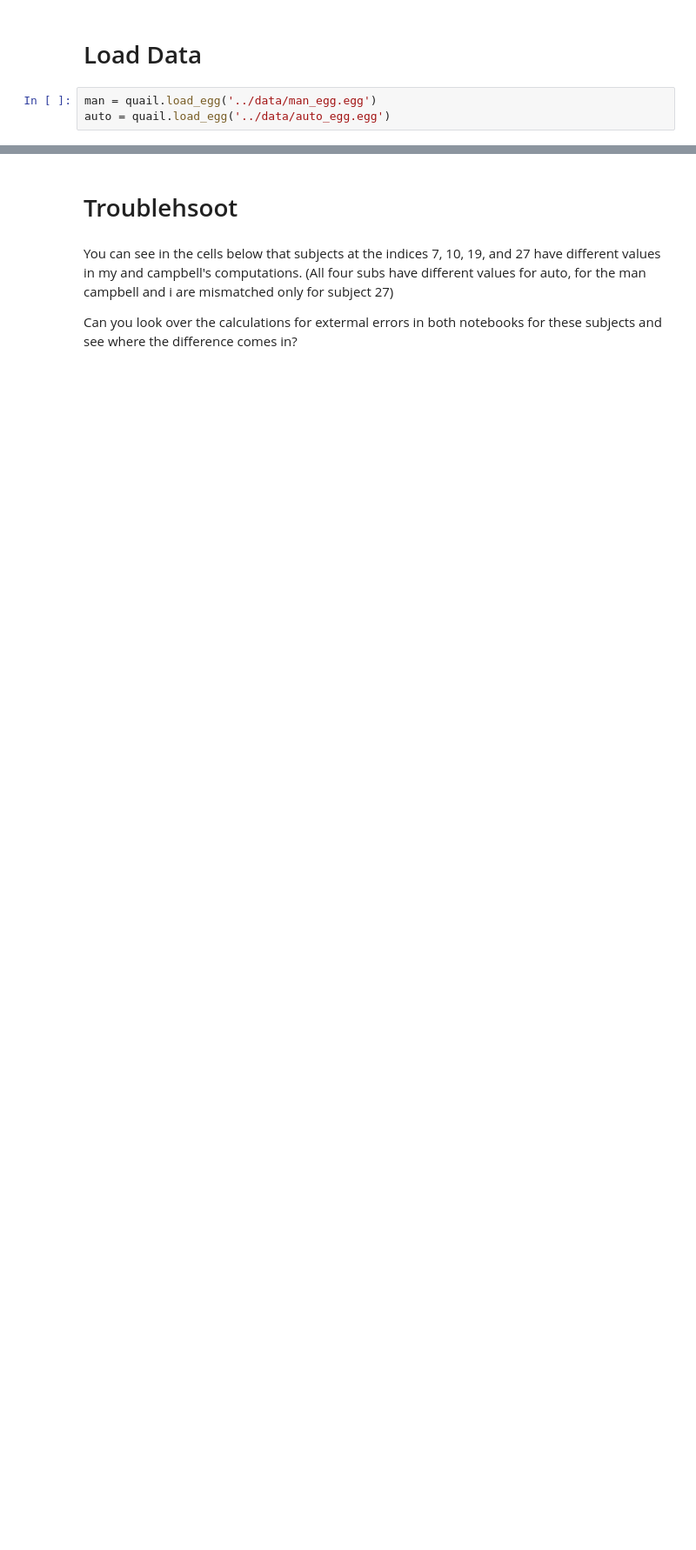
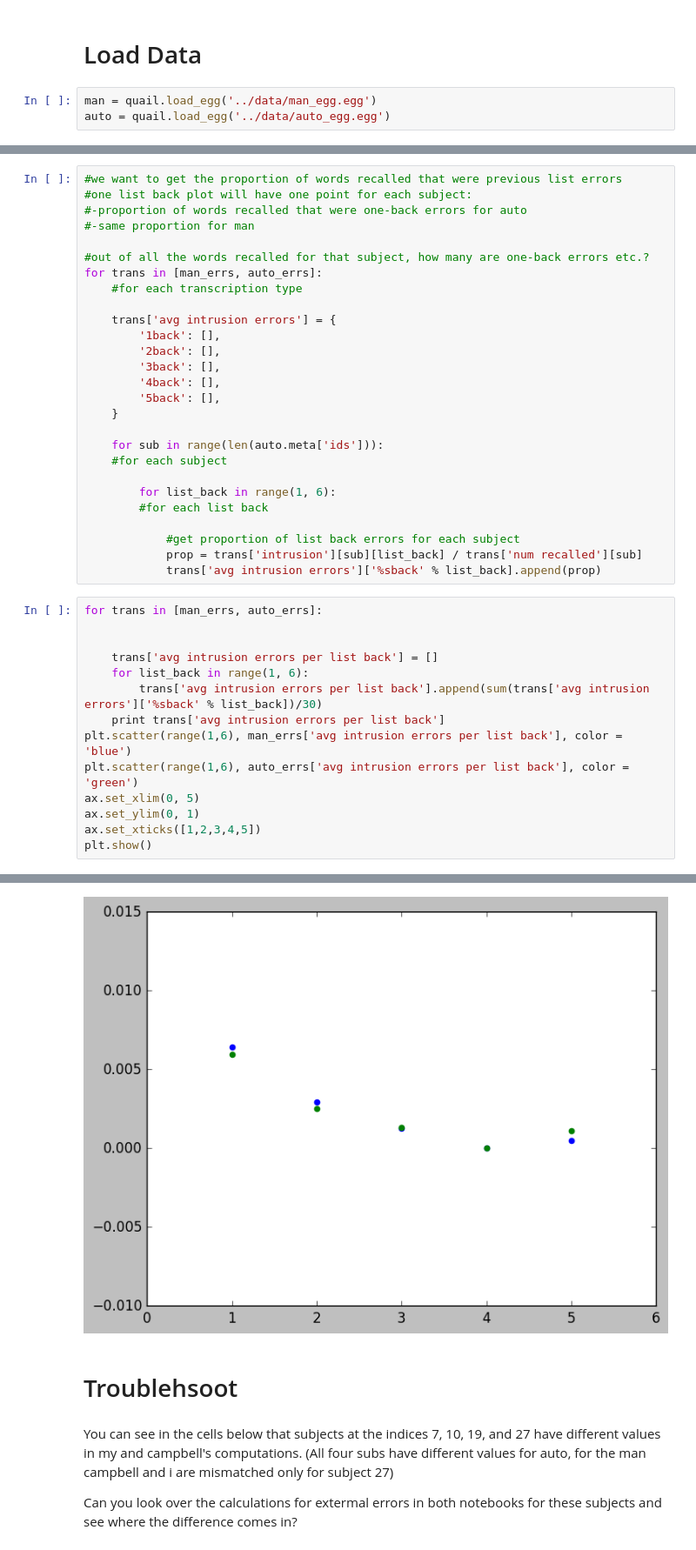
Before and after one commit to ContextLab/AutoFR-analyses, a Jupyter notebook: notebooks/5and6_KZ.ipynb, the cells around one changed output, grey strips where cells are left out. Shown at 87% size. Saved outputs shown, nothing was run; the diff lists cells and outputs as text; blank space fills up the shorter version.

```diff
--- a/notebooks/5and6_KZ.ipynb
+++ b/notebooks/5and6_KZ.ipynb
@@ -97,0 +110,42 @@ plt.show()
+# %%
+#we want to get the proportion of words recalled that were previous list errors
+#one list back plot will have one point for each subject:
+#-proportion of words recalled that were one-back errors for auto
+#-same proportion for man
+
+#out of all the words recalled for that subject, how many are one-back errors etc.?
+for trans in [man_errs, auto_errs]:
+    #for each transcription type
+
+    trans['avg intrusion errors'] = {
+        '1back': [],
+        '2back': [],
+        '3back': [],
+        '4back': [],
+        '5back': [],
+    }
+
+    for sub in range(len(auto.meta['ids'])):
+    #for each subject
+
+        for list_back in range(1, 6):
+        #for each list back
+
+            #get proportion of list back errors for each subject
+            prop = trans['intrusion'][sub][list_back] / trans['num recalled'][sub]
+            trans['avg intrusion errors']['%sback' % list_back].append(prop)
+# %%
+for trans in [man_errs, auto_errs]:
+
+
+    trans['avg intrusion errors per list back'] = []
+    for list_back in range(1, 6):
+        trans['avg intrusion errors per list back'].append(sum(trans['avg intrusion errors']['%sback' % list_back])/30)
+    print trans['avg intrusion errors per list back']
+plt.scatter(range(1,6), man_errs['avg intrusion errors per list back'], color = 'blue')
+plt.scatter(range(1,6), auto_errs['avg intrusion errors per list back'], color = 'green')
+ax.set_xlim(0, 5)
+ax.set_ylim(0, 1)
+ax.set_xticks([1,2,3,4,5])
+plt.show()
+# %% [output]
@@ -98,3 +154,4 @@ plt.show()
+[figure, added]
 # %% [markdown]
 # Troublehsoot
 # %% [markdown]
```
Also changed, not shown: parts of 7 cells of this notebook, 1 other file.
